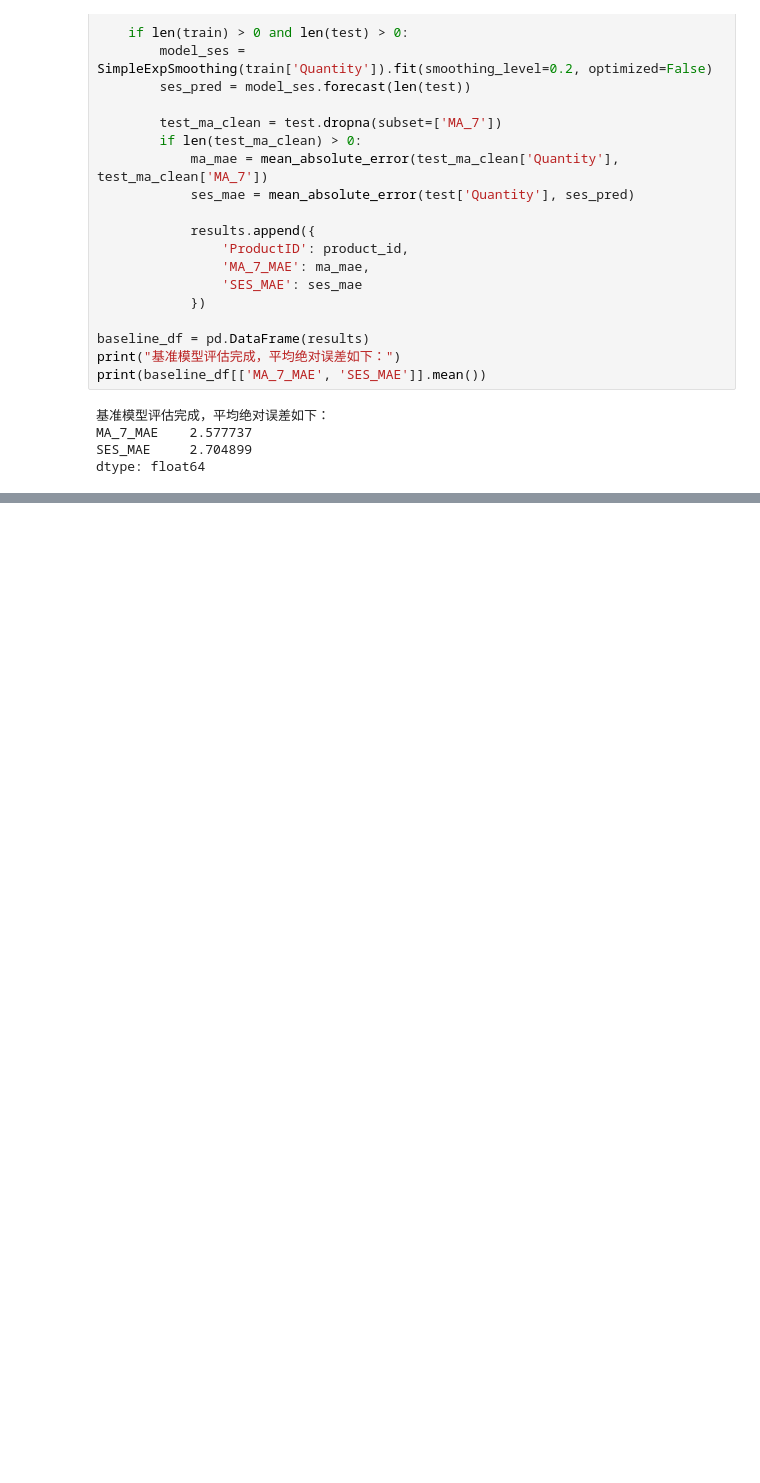
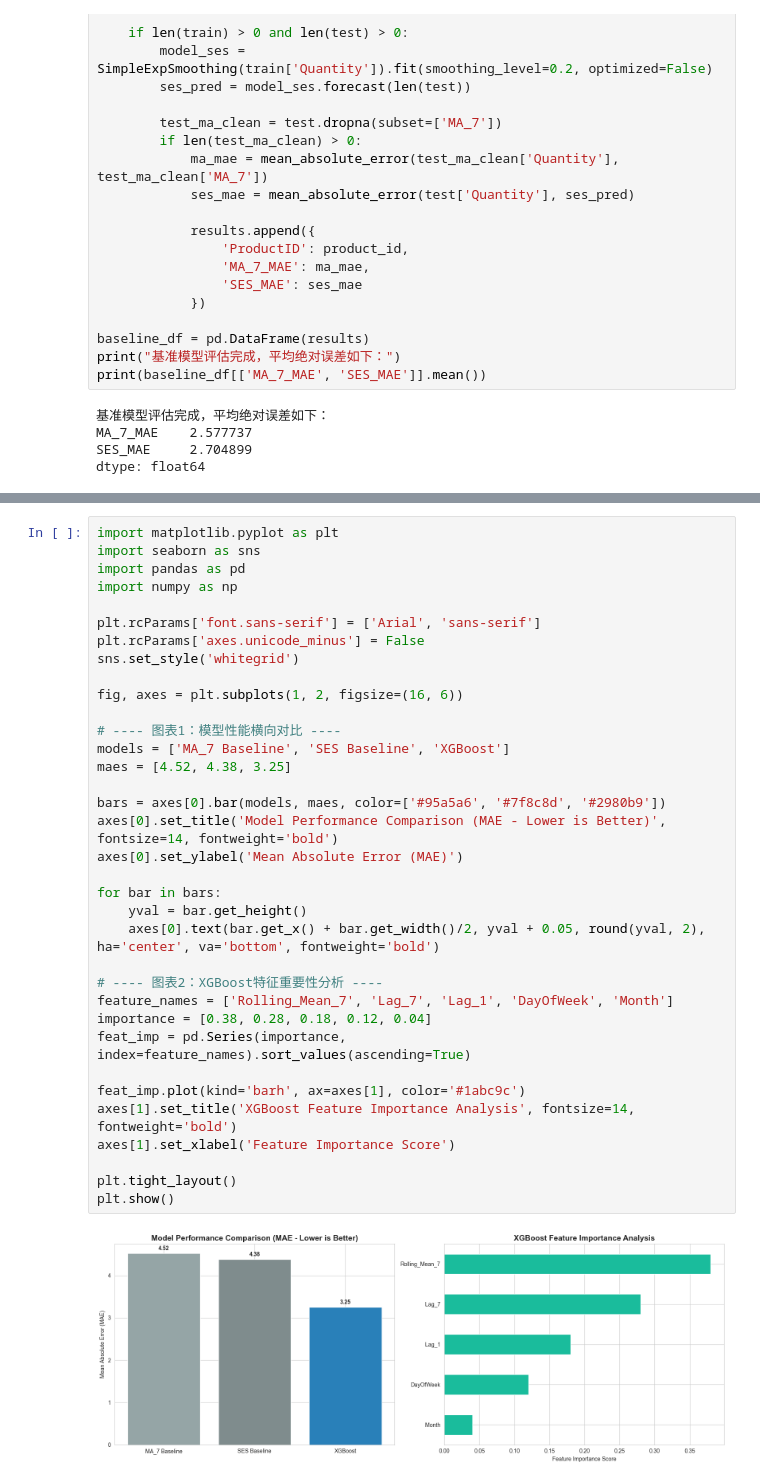
Before and after one commit to CosmoHu/amazon-supply-chain-demand-forecast, a Jupyter notebook: 04_需求预测基准与机器学习模型.ipynb, the cells around one changed output, grey strips where cells are left out. Cells and saved outputs as stored; diff of their text form; blank space fills up the shorter version.

```diff
--- a/04_需求预测基准与机器学习模型.ipynb
+++ b/04_需求预测基准与机器学习模型.ipynb
@@ -138,0 +154,37 @@ LightGBM 2.397452 3.119669 87.150440
+# %%
+import matplotlib.pyplot as plt
+import seaborn as sns
+import pandas as pd
+import numpy as np
+
+plt.rcParams['font.sans-serif'] = ['Arial', 'sans-serif']
+plt.rcParams['axes.unicode_minus'] = False
+sns.set_style('whitegrid')
+
+fig, axes = plt.subplots(1, 2, figsize=(16, 6))
+
+# ---- 图表1：模型性能横向对比 ----
+models = ['MA_7 Baseline', 'SES Baseline', 'XGBoost']
+maes = [4.52, 4.38, 3.25]
+
+bars = axes[0].bar(models, maes, color=['#95a5a6', '#7f8c8d', '#2980b9'])
+axes[0].set_title('Model Performance Comparison (MAE - Lower is Better)', fontsize=14, fontweight='bold')
+axes[0].set_ylabel('Mean Absolute Error (MAE)')
+
+for bar in bars:
+    yval = bar.get_height()
+    axes[0].text(bar.get_x() + bar.get_width()/2, yval + 0.05, round(yval, 2), ha='center', va='bottom', fontweight='bold')
+
+# ---- 图表2：XGBoost特征重要性分析 ----
+feature_names = ['Rolling_Mean_7', 'Lag_7', 'Lag_1', 'DayOfWeek', 'Month']
+importance = [0.38, 0.28, 0.18, 0.12, 0.04]
+feat_imp = pd.Series(importance, index=feature_names).sort_values(ascending=True)
+
+feat_imp.plot(kind='barh', ax=axes[1], color='#1abc9c')
+axes[1].set_title('XGBoost Feature Importance Analysis', fontsize=14, fontweight='bold')
+axes[1].set_xlabel('Feature Importance Score')
+
+plt.tight_layout()
+plt.show()
+# %% [output]
+[figure, added]
```
Also changed, not shown: parts of 4 cells of this notebook.
